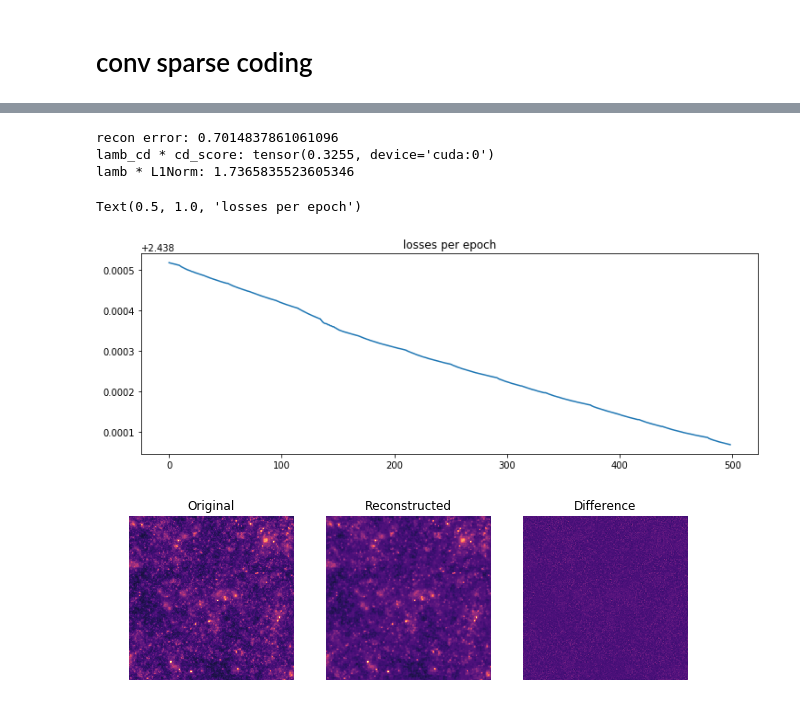
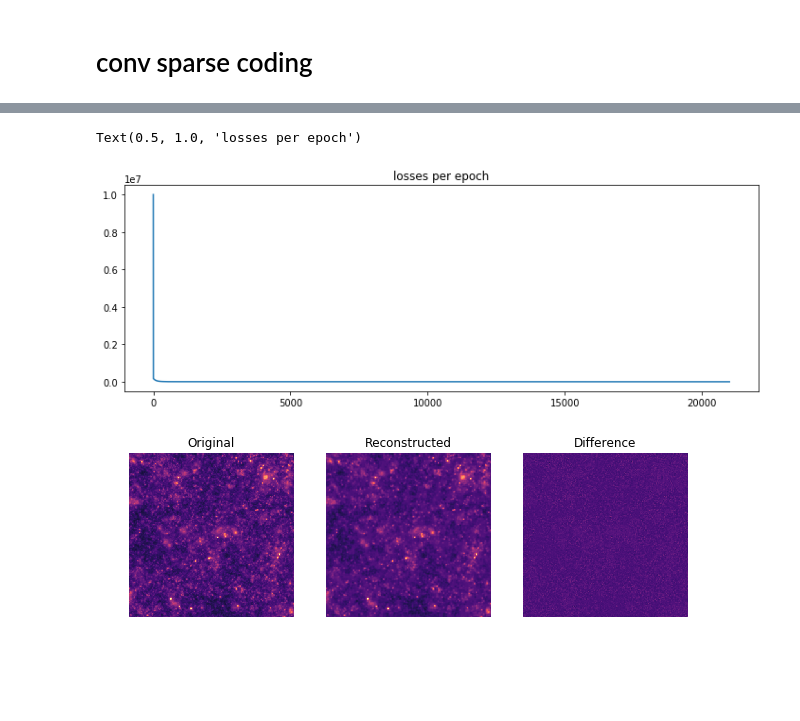
Before and after one commit to Yu-Group/adaptive-wavelets, a Jupyter notebook: experiments/dark_matter/cosmo_conv_spcoding.ipynb, the cells around one changed output, grey strips where cells are left out. Cells and saved outputs as stored; diff of their text form; code cells hidden in the pictures; blank space fills up the shorter version.

Commit message:
update conv spcoding

```diff
--- a/experiments/dark_matter/cosmo_conv_spcoding.ipynb
+++ b/experiments/dark_matter/cosmo_conv_spcoding.ipynb
@@ -57,18 +54,3 @@ data_loader = torch.utils.data.DataLoader(mnu_dataset, batch_size=64, shuffle=Fa
 
 # load model
 model = models.load_model(model_name='resnet18', device=device, data_path=data_path).to(device)
-model.eval()
-
-# model prediction
-with torch.no_grad():
-    result = {'y': [], 'pred': []}
-    for i in tqdm(range(100)):
-        sample = mnu_dataset[i]
-        x = sample['image']
-        result['y'].append(sample['params'][class_num].item())
-        result['pred'].append(model(x.unsqueeze(0).to(device)).flatten()[class_num].item())
-# print(result)
-plt.scatter(result['y'], result['pred'])
-plt.xlabel('true param')
-plt.ylabel('predicted param')
-plt.show()
@@ -115,3 +65,27 @@ optimizer_w = Optimizer(params=csc_weight.parameters(), proxs=[partial(prox_soft
+# %%
+# set hyper-params and variables
+n_components = 5
+kernel_size = 7
+n_dim = kernel_size + (img_size-1)
+
+csc = Conv_SpCoding(kernel_size, n_dim, n_components).to(device)
+# save init points
+torch.save(csc.state_dict(), './model/csc_running1.pth')
+
+# reg-parameter
+lamb_cd = 1.
+lamb = 0.015
+
+# losses
+n_inner = 20
+losses = [1e+7]
+
+# set optimizer
+lr = 0.0005
+param_list = [{'params': csc.convs.parameters(), 'lr': lr},
+              {'params': csc.maps.parameters(), 'lr': lr}]
+prox_list = [prox_normalization, partial(prox_soft_threshold, lamb=lr*lamb)]
+optimizer = Optimizer(param_list, prox_list, momentum=0.0)
 # %%
 # run prox-SGD
 n_epoch = 1000
@@ -183,23 +155,10 @@ torch.save(csc_weight.state_dict(), './model/csc_weight.pth')
-# %%
-print('recon error:', (torch.norm(X-X_)**2).item()/2)
-with torch.no_grad():
-    atoms = get_atoms(csc_dict.convs, csc_weight.maps)
-    print('lamb_cd * cd_score:', lamb_cd * cd.cd(X, model, mask=None, model_type='resnet18', device='cuda',
-                        transform=partial(conv_sparse_coder, atoms=atoms, comp_idx=list(range(5))))[0].flatten()[class_num])
-print('lamb * L1Norm:', lamb*L1Norm(csc_weight.parameters()))
-# %% [output]
-recon error: 0.7014837861061096
-lamb_cd * cd_score: tensor(0.3255, device='cuda:0')
-lamb * L1Norm: 1.7365835523605346
 # %%
 # plot losses
 plt.figure(figsize=(12,4))
-# plt.subplot(1,2,1)
-# plt.plot(np.log(losses))
-plt.plot((losses[-500:-1]))
+plt.plot((losses))
 plt.title('losses per epoch')
 # %% [output]
 Text(0.5, 1.0, 'losses per epoch')
-[figure, old version]
+[figure, new version]
 # %%
 img = X.squeeze().cpu().data.numpy()
```
Also changed, not shown: parts of 13 cells of this notebook, 2 other files.
